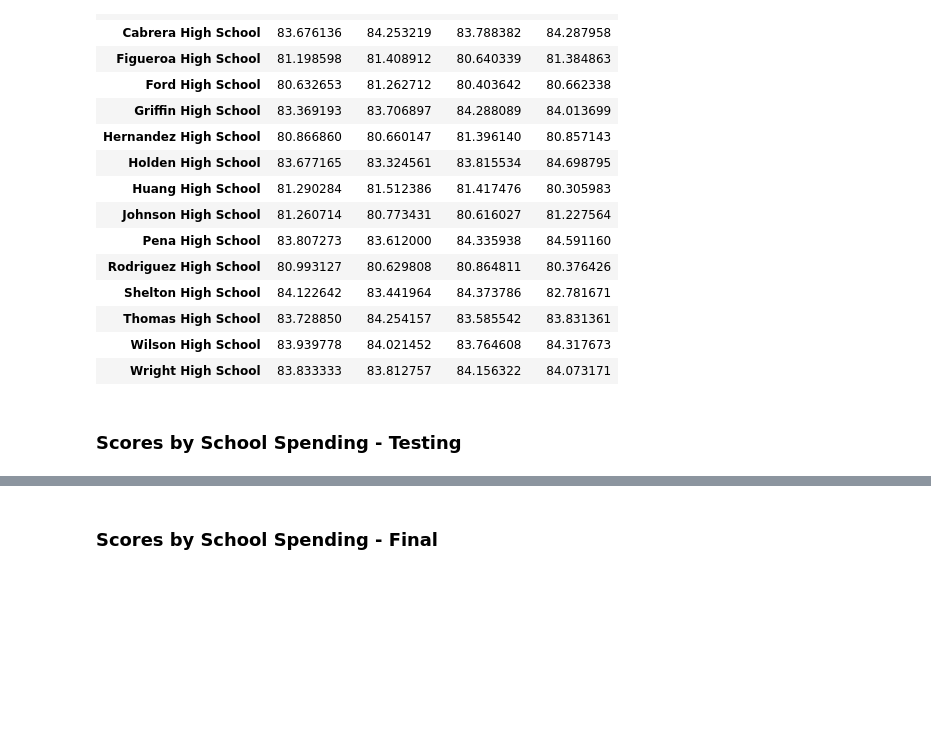
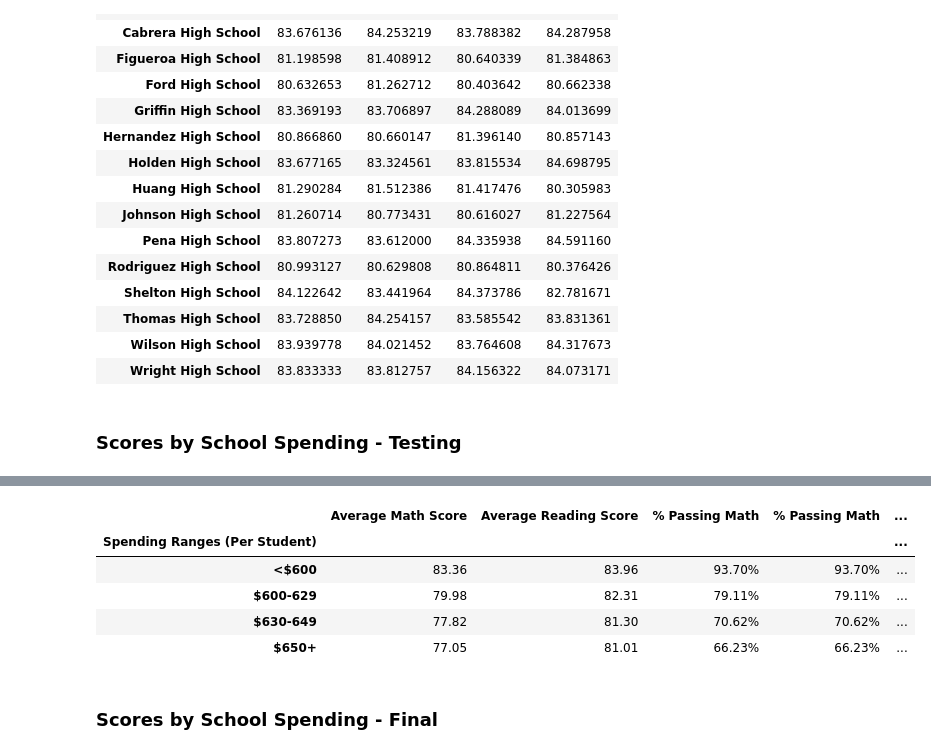
Before and after one commit to anguloag/Pandas-Challenge, a Jupyter notebook: PyCitySchools/PyCitySchools_working.ipynb, the cells around one changed output, grey strips where cells are left out. Saved outputs shown, nothing was run; the diff lists cells and outputs as text; code cells hidden in the pictures; blank space fills up the shorter version.

Commit message:
finished scores by school spending (numbers don't match starter, need double check)

```diff
--- a/PyCitySchools/PyCitySchools_working.ipynb
+++ b/PyCitySchools/PyCitySchools_working.ipynb
@@ -666,0 +650,77 @@ readingSum_df
+# %%
+# Create a table that breaks down school performances based on average Spending Ranges (Per Student).
+
+# Use 4 reasonable bins to group school spending
+bins = [0, 599.00, 629.99, 649.99, 999.99]
+group_labels = ["<$600", "$600-629", "$630-649", "$650+"]
+
+# Cut the data from combined_data into the bins and place the groups into a new column in the dataframe
+#---need to divide "budget" column by "size" column to get per student budget for each row
+combined_data["Spending Ranges (Per Student)"] = pd.cut(combined_data["budget"]/combined_data["size"], bins, labels=group_labels)
+
+# Preview new columns
+combined_data.head()
+
+# Group combined_data by Spending Ranges
+combined_bySpnd = combined_data.groupby("Spending Ranges (Per Student)")
+
+print(Tstudents_bySpnd)
+
+# Calculate Average Math Score for each group
+avgMath_bySpnd = combined_bySpnd["math_score"].mean()
+
+print(avgMath_bySpnd)
+
+# Calculate Average Reading Score for each group
+avgReading_bySpnd = combined_bySpnd["reading_score"].mean()
+
+print(avgReading_bySpnd)
+
+### For Calculating % Passing Math, Reading, and Overall ###
+# Calculate total students by Spending Ranges
+Tstudents_bySpnd = combined_bySpnd["Student ID"].count()
+
+# Calculate % Passing Math for each group
+countpassMath_bySpnd = combined_data[combined_data["math_score"]>=70].groupby(['Spending Ranges (Per Student)'])["Student ID"].count()
+percentpassMath_bySpnd = (countpassMath_bySpnd/Tstudents_bySpnd)*100
+
+print(percentpassMath_bySpnd)
+
+# Calculate % Passing Reading for each group
+countpassReading_bySpnd = combined_data[combined_data["reading_score"]>=70].groupby(['Spending Ranges (Per Student)'])["Student ID"].count()
+percentpassReading_bySpnd = (countpassReading_bySpnd/Tstudents_bySpnd)*100
+
+print(percentpassReading_bySpnd)
+
+# Calculate Overall Passing Rate (Average of the above two) for each group
+countpassOverall_bySpnd = combined_data[(combined_data["math_score"] >= 70) & (combined_data["reading_score"] >= 70)].groupby(['Spending Ranges (Per Student)'])['Student ID'].count()
+percentpassOverall_bySpnd = (countpassOverall_bySpnd/Tstudents_bySpnd)*100
+
+print(percentpassOverall_bySpnd)
+
+# Combine the series into a dataframe
+scores_byPSbudget_df = pd.DataFrame({"Average Math Score": avgMath_bySpnd,
+                                     "Average Reading Score": avgReading_bySpnd,
+                                     "% Passing Math": percentpassMath_bySpnd,
+                                     "% Passing Math": percentpassMath_bySpnd,
+                                     "% Passing Reading": percentpassReading_bySpnd,
+                                     "% Overall Passing": percentpassOverall_bySpnd})
+
+# Give the displayed data cleaner formatting
+scores_byPSbudget_df["Average Math Score"] = scores_byPSbudget_df["Average Math Score"].map("{:.2f}".format)
+scores_byPSbudget_df["Average Reading Score"] = scores_byPSbudget_df["Average Reading Score"].map("{:.2f}".format)
+scores_byPSbudget_df["% Passing Math"] = scores_byPSbudget_df["% Passing Math"].map("{:.2f}%".format)
+scores_byPSbudget_df["% Passing Reading"] = scores_byPSbudget_df["% Passing Reading"].map("{:.2f}%".format)
+scores_byPSbudget_df["% Overall Passing"] = scores_byPSbudget_df["% Overall Passing"].map("{:.2f}%".format)
+
+# Take out unnecessary columns from the combined_data dataframe
+scores_byPSbudget_df = scores_byPSbudget_df[["Average Math Score",
+                                             "Average Reading Score",
+                                             "% Passing Math",
+                                             "% Passing Math",
+                                             "% Passing Reading",
+                                             "% Overall Passing"]]
+
+# Display Math Scores by Grade Summary Table
+scores_byPSbudget_df
+# %% [output]
@@ -667,3 +744,9 @@ readingSum_df
+|  | Average Math Score | Average Reading Score | % Passing Math | % Passing Math | ... |
+| Spending Ranges (Per Student) |  |  |  |  | ... |
+| <$600 | 83.36 | 83.96 | 93.70% | 93.70% | ... |
+| $600-629 | 79.98 | 82.31 | 79.11% | 79.11% | ... |
+| $630-649 | 77.82 | 81.30 | 70.62% | 70.62% | ... |
+| $650+ | 77.05 | 81.01 | 66.23% | 66.23% | ... |
 # %% [markdown]
 ### Scores by School Spending - Final
 # %%
```
Also changed, not shown: parts of 2 cells of this notebook.
